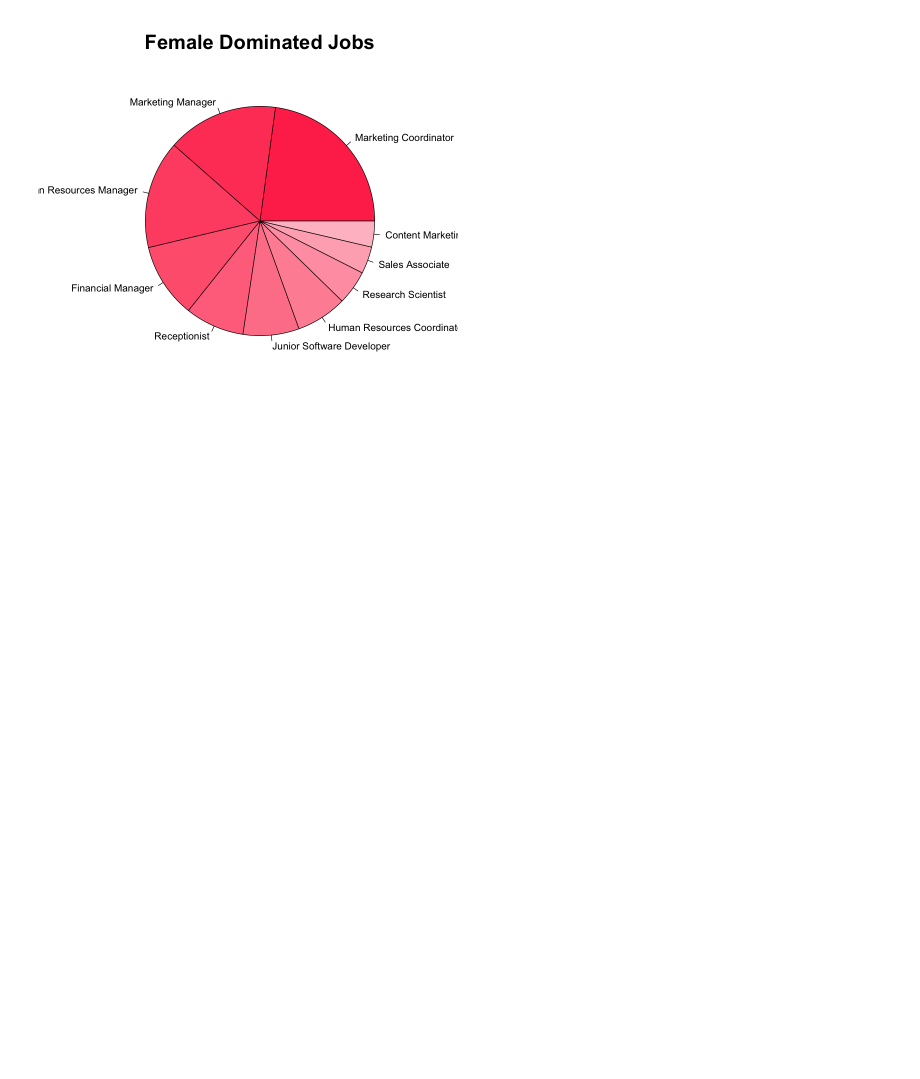
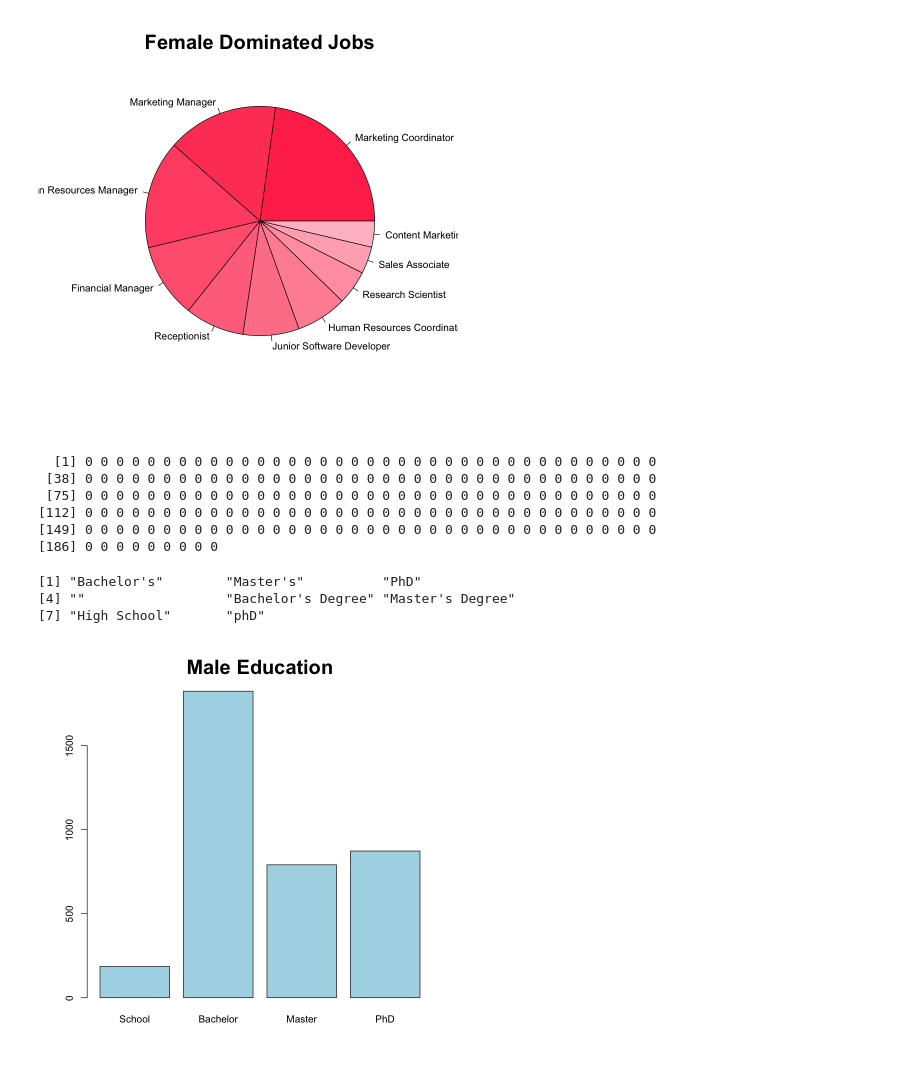
Before and after one commit to it1shka/salaries-analysis, a Jupyter notebook: gender.r.ipynb, the cells around one changed output. Cells and saved outputs as stored; diff of their text form; code cells hidden in the pictures; blank space fills up the shorter version.

Commit message:
Finished analysing by gender

```diff
--- a/salaries.r.ipynb
+++ b/gender.r.ipynb
@@ -40,6 +40,9 @@ average <- function(values, digits = 0) {
   if (!is.null(digits)) {
     average <- round(average, digits = digits)
   }
+  if (is.nan(average) || is.na(average)) {
+    average <- 0
+  }
   return(average)
 }
 # %%
@@ -190,3 +193,56 @@ pie(
 )
 # %% [output]
 [figure]
+# %%
+library(dplyr)
+
+jobs <- unique(frame$Job.Title)
+
+differences <- sapply(jobs, function(job) {
+  selected.job <- frame[frame$Job.Title == job, ]
+
+  male.data <- complete.cases(selected.job[frame$Gender == "Male", ]$Salary)
+  female.data <- complete.cases(selected.job[frame$Gender == "Female", ]$Salary)
+
+  if (length(male.data) < 1 | length(female.data) < 1) {
+    return(0)
+  }
+
+  male.mean <- average(male.data)
+  female.mean <- average(female.data)
+
+  return(male.mean - female.mean)
+})
+names(differences) <- NULL
+differences
+# %% [output]
+  [1] 0 0 0 0 0 0 0 0 0 0 0 0 0 0 0 0 0 0 0 0 0 0 0 0 0 0 0 0 0 0 0 0 0 0 0 0 0
+ [38] 0 0 0 0 0 0 0 0 0 0 0 0 0 0 0 0 0 0 0 0 0 0 0 0 0 0 0 0 0 0 0 0 0 0 0 0 0
+ [75] 0 0 0 0 0 0 0 0 0 0 0 0 0 0 0 0 0 0 0 0 0 0 0 0 0 0 0 0 0 0 0 0 0 0 0 0 0
+[112] 0 0 0 0 0 0 0 0 0 0 0 0 0 0 0 0 0 0 0 0 0 0 0 0 0 0 0 0 0 0 0 0 0 0 0 0 0
+[149] 0 0 0 0 0 0 0 0 0 0 0 0 0 0 0 0 0 0 0 0 0 0 0 0 0 0 0 0 0 0 0 0 0 0 0 0 0
+[186] 0 0 0 0 0 0 0 0 0
+# %%
+unique(frame$Education.Level)
+# %% [output]
+[1] "Bachelor's"        "Master's"          "PhD"
+[4] ""                  "Bachelor's Degree" "Master's Degree"
+[7] "High School"       "phD"
+# %%
+plot.by.education <- function(frame, title, color = "lightgrey") {
+  no.education <-  frame[frame$Education.Level %in% c("", "High School"), ]
+  bachelor <- frame[frame$Education.Level %in% c("Bachelor's", "Bachelor's Degree"), ]
+  master <- frame[frame$Education.Level %in% c("Master's", "Master's Degree"), ]
+  phd <- frame[frame$Education.Level %in% c("PhD", "phD"), ]
+
+  values <- list(no.education, bachelor, master, phd)
+  values <- sapply(values, nrow)
+  labels <- c("School", "Bachelor", "Master", "PhD")
+
+  par(bg = "white")
+  barplot(values, names.arg = labels, col = color, main = title, cex.main = 2)
+}
+# %%
+plot.by.education(male.data, "Male Education", color = "lightblue")
+# %% [output]
+[figure, added]
```
Also changed, not shown: parts of 3 cells of this notebook, 4 other files.
